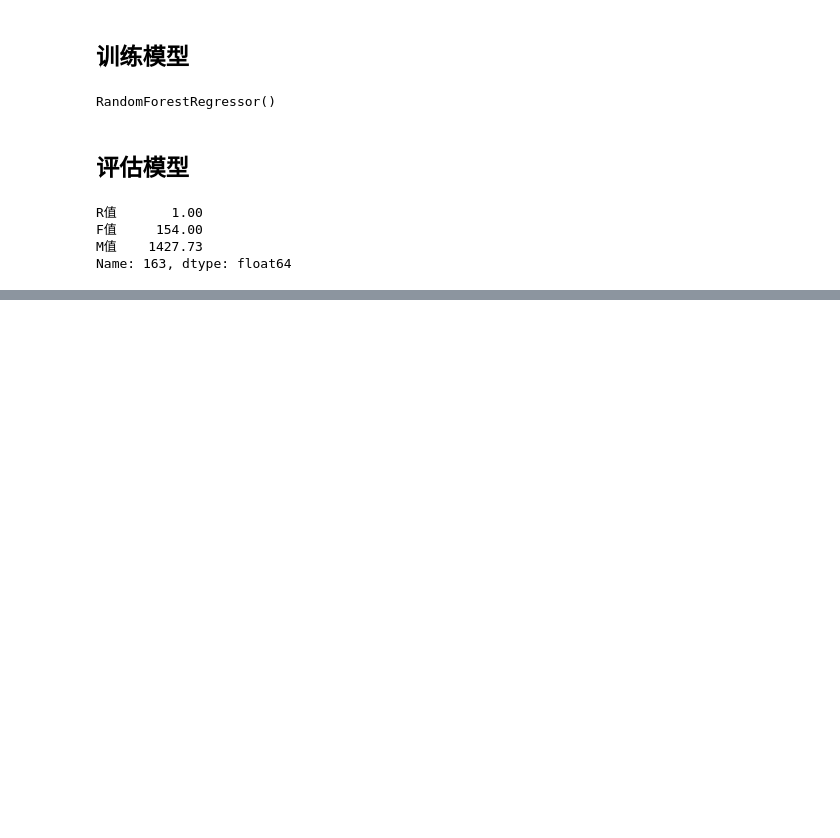
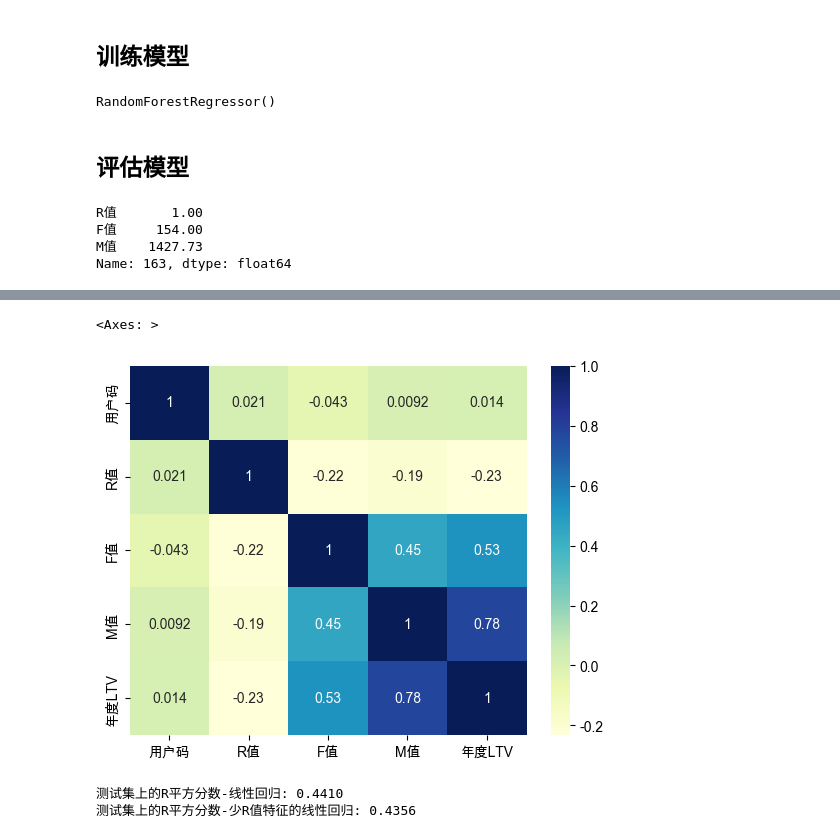
Before and after one commit to wjcgithub/machine_learning, a Jupyter notebook: supervised_learning.ipynb, the cells around one changed output, grey strips where cells are left out. Saved outputs shown, nothing was run; the diff lists cells and outputs as text; code cells hidden in the pictures; blank space fills up the shorter version.

```diff
--- a/supervised_learning.ipynb
+++ b/supervised_learning.ipynb
@@ -355,0 +369,17 @@ Text(0.5, 1.0, '实际值 vs. 预测值')
+# %%
+# 对所有的标签和特征两两显示其相关性热力图(heatmap)
+import seaborn as sns
+sns.heatmap(df_LTV.corr(), cmap="YlGnBu", annot = True)
+# %% [output]
+<Axes: >
+[figure, added]
+# %%
+X_train_less_feature = X_train.drop(['R值'], axis=1) #特征训练集
+X_valid_less_feature = X_valid.drop(['R值'], axis=1) #特征验证集
+model_lr_less_feature = LinearRegression() #创建线性回归模型
+model_lr_less_feature.fit(X_train_less_feature, y_train) #拟合线性回归模型
+print('测试集上的R平方分数-线性回归: %0.4f' % r2_score(y_valid, model_lr.predict(X_valid)))
+print('测试集上的R平方分数-少R值特征的线性回归: %0.4f' % r2_score(y_valid, model_lr_less_feature.predict(X_valid_less_feature)))
+# %% [output]
+测试集上的R平方分数-线性回归: 0.4410
+测试集上的R平方分数-少R值特征的线性回归: 0.4356
```
Also changed, not shown: parts of 23 cells of this notebook, 3 other files.
